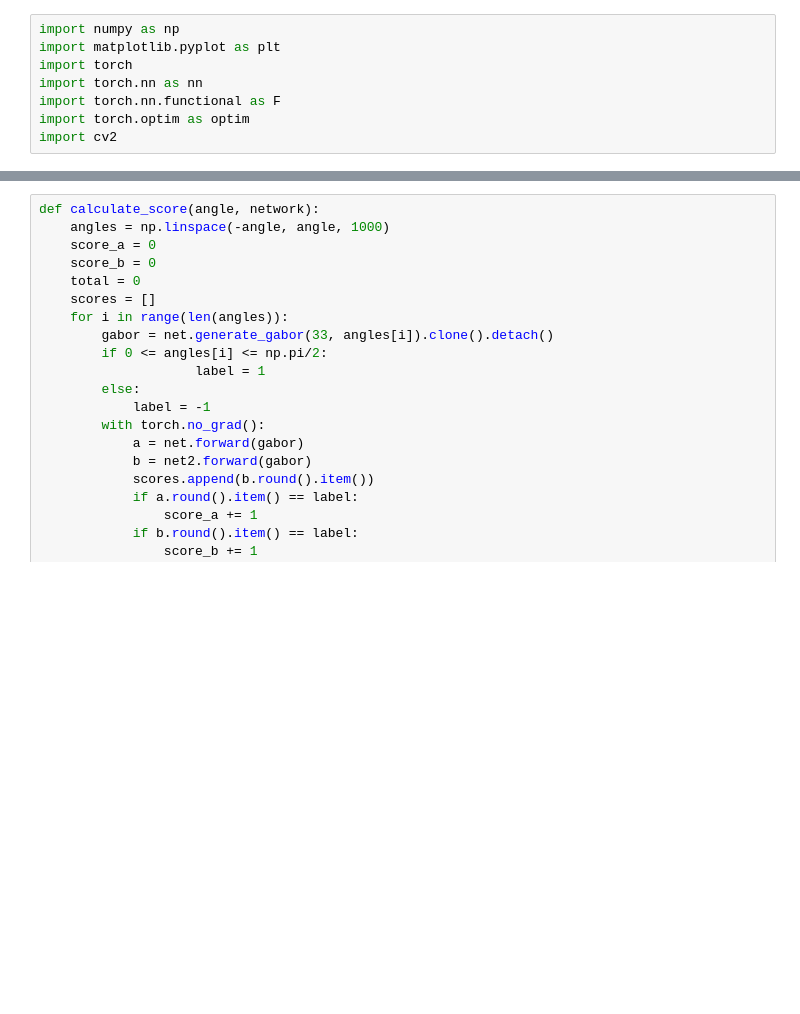
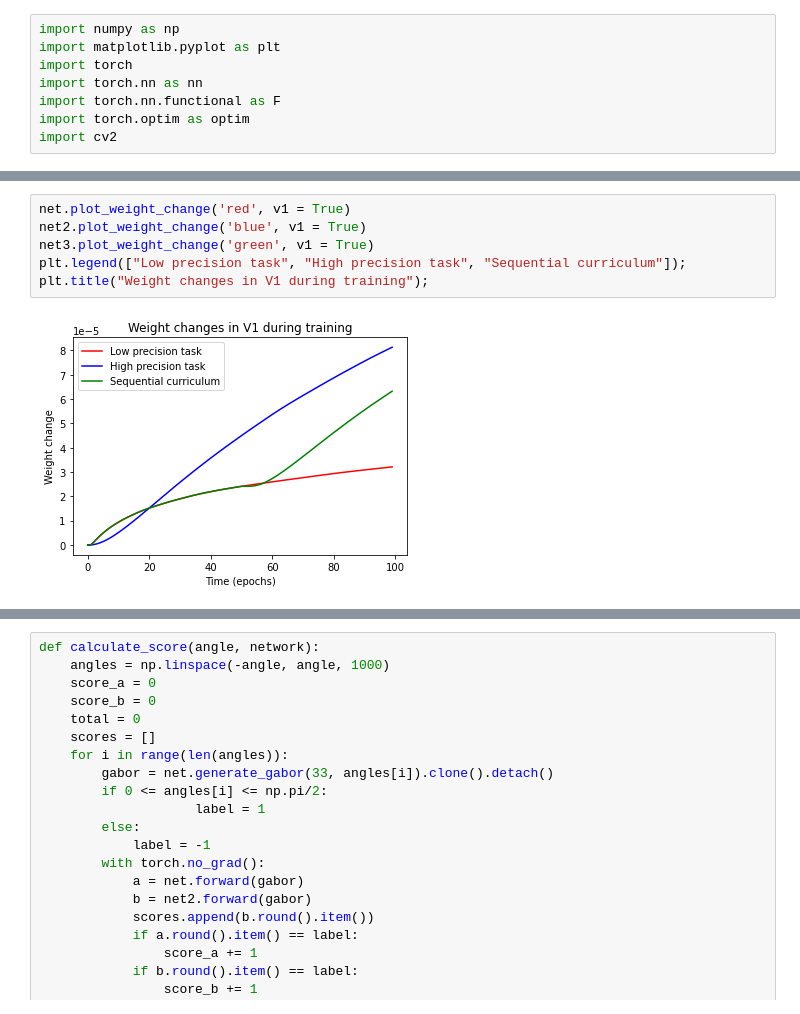
Before and after one commit to pacochow/Modelling-vpl, a Jupyter notebook: Convolutional_neural_network.ipynb, the cells around one changed output, grey strips where cells are left out. Saved outputs shown, nothing was run; the diff lists cells and outputs as text; blank space fills up the shorter version.

```diff
--- a/Convolutional_neural_network.ipynb
+++ b/Convolutional_neural_network.ipynb
@@ -233,0 +326,8 @@ plt.axvline(300, 0, 1, linestyle = 'dashed', color = 'black');
+# %%
+net.plot_weight_change('red', v1 = True)
+net2.plot_weight_change('blue', v1 = True)
+net3.plot_weight_change('green', v1 = True)
+plt.legend(["Low precision task", "High precision task", "Sequential curriculum"]);
+plt.title("Weight changes in V1 during training");
+# %% [output]
+[figure, added]
```
Also changed, not shown: parts of 16 cells of this notebook, 1 other file.
